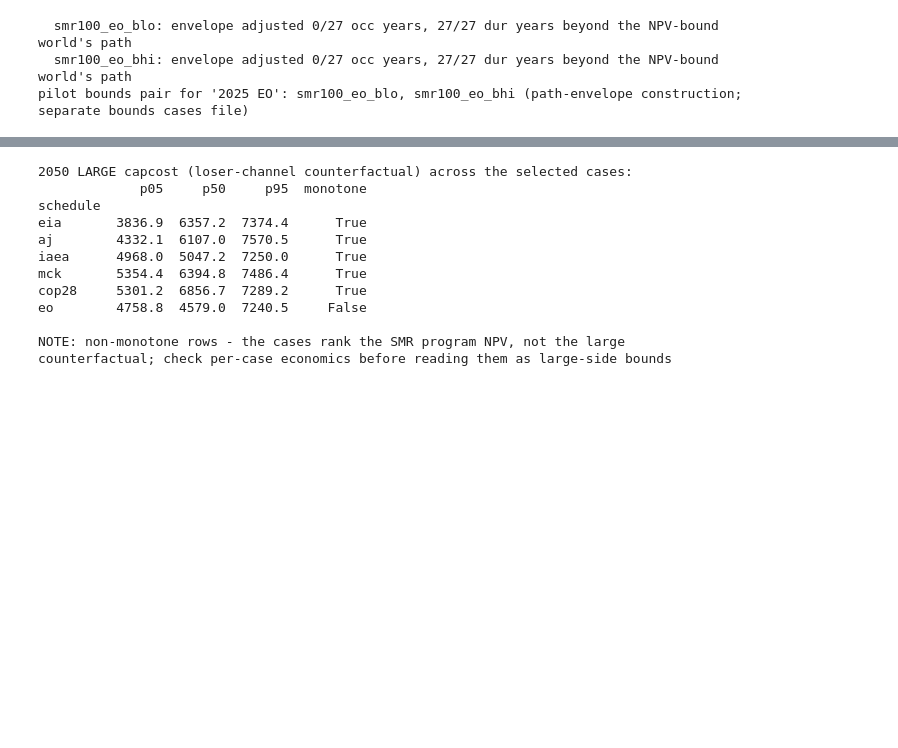
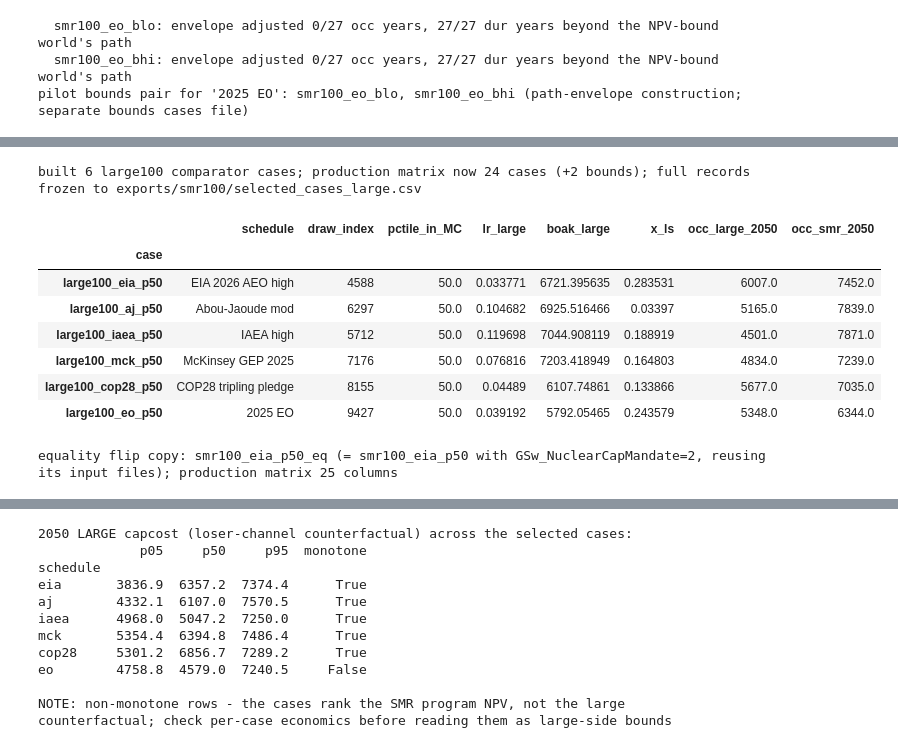
Before and after one commit to Ethan-s-PhD/ReEDS-nuclear-learning, a Jupyter notebook: z-ethan/mc/smr100_case_export.ipynb, the cells around one changed output, grey strips where cells are left out. Saved outputs shown, nothing was run; the diff lists cells and outputs as text; code cells hidden in the pictures; blank space fills up the shorter version.

Commit message:
new cases and updated trajectories to percentiles.

```diff
--- a/z-ethan/mc/smr100_case_export.ipynb
+++ b/z-ethan/mc/smr100_case_export.ipynb
@@ -213,10 +229,11 @@ for r in REGIONS:
         m_a[gi] = np.cumsum(flow) / UNIT_FOREIGN_GW
     REGION_STOCK[r] = m_a
 
-# US gross GW added per year under each schedule (post-anchor), and the SMR unit counts
-# for the 100%-SMR program. ZEROS_T is the large-reactor (international-only) channel.
+# US gross GW added per year under each schedule (post-anchor), and the program unit
+# counts under 100%-SMR (N_US_SMR) and 100%-large (N_US_LARGE, the large100 comparators)
+# builds. ZEROS_T is the loser tech's (international-only) channel in either direction.
 US_RET = retirement_flow_gw("US", US_LICENSE_LIFE)
-GW_ADD, N_US_SMR = {}, {}
+GW_ADD, N_US_SMR, N_US_LARGE = {}, {}, {}
 for name in SCHED_ORDER:
     cap = US_SCHEDULES[name] - OFFSET_GW
     dnet = np.diff(cap, prepend=cap[0])
@@ -224,6 +241,7 @@ for name in SCHED_ORDER:
     flow[YEARS <= ANCHOR] = 0.0
     GW_ADD[name] = flow
     N_US_SMR[name] = np.cumsum(flow) / TECH["smr"]["unit_gw"]
+    N_US_LARGE[name] = np.cumsum(flow) / TECH["large"]["unit_gw"]
 ZEROS_T = np.zeros(T)
 
 print(f"PRIS fleet loaded: {len(FLEET)} operational, {len(UC_UNITS)} under construction")
@@ -1465,3 +1583,57 @@ pilot bounds pair for '2025 EO': smr100_eo_blo, smr100_eo_bhi (path-envelope con
+# %%
+# --- The 6 exported large100 case records + registration ---
+CASES_LARGE = {}
+for sched in SCHED_ORDER:
+    tok = SCEN_TOKEN[sched]
+    case = f"large100_{SHORT[tok]}_p50"
+    idx = SELECTED_LARGE[sched]["idx"]
+    w1 = WORLDS[sched].iloc[[idx]].reset_index(drop=True)
+    CASES_LARGE[case] = build_case_rec(case, sched, "p50", w1, SELECTED_LARGE[sched]["score"],
+                                       {"draw_index": idx}, program="large",
+                                       score_dist=mc_score_large[sched])
+
+selected_cases_large = pd.DataFrame({c: {k: v for k, v in rec.items()
+                                         if not isinstance(v, np.ndarray)}
+                                     for c, rec in CASES_LARGE.items()}).T.set_index("case")
+selected_cases_large.to_csv(EXPORTS / "selected_cases_large.csv")
+
+# Everything downstream (Exports 1-3, QA-4's anchor loop, QA-5's round-trips) now covers
+# the comparators too: the production matrix is PROD_CASES; ALL_CASES adds the bounds pair.
+PROD_CASES = {**CASES, **CASES_LARGE}
+ALL_CASES = {**PROD_CASES, **BOUNDS_PAIR}
+print(f"built {len(CASES_LARGE)} large100 comparator cases; production matrix now "
+      f"{len(PROD_CASES)} cases (+{len(BOUNDS_PAIR)} bounds); full records frozen to "
+      "exports/smr100/selected_cases_large.csv")
+selected_cases_large[["schedule", "draw_index", "pctile_in_MC", "lr_large", "boak_large",
+                      "x_ls", "occ_large_2050", "occ_smr_2050"]]
+# %% [output]
+built 6 large100 comparator cases; production matrix now 24 cases (+2 bounds); full records frozen to exports/smr100/selected_cases_large.csv
+|  | schedule | draw_index | pctile_in_MC | lr_large | boak_large | x_ls | occ_large_2050 | occ_smr_2050 |
+| case |  |  |  |  |  |  |  |  |
+| large100_eia_p50 | EIA 2026 AEO high | 4588 | 50.0 | 0.033771 | 6721.395635 | 0.283531 | 6007.0 | 7452.0 |
+| large100_aj_p50 | Abou-Jaoude mod | 6297 | 50.0 | 0.104682 | 6925.516466 | 0.03397 | 5165.0 | 7839.0 |
+| large100_iaea_p50 | IAEA high | 5712 | 50.0 | 0.119698 | 7044.908119 | 0.188919 | 4501.0 | 7871.0 |
+| large100_mck_p50 | McKinsey GEP 2025 | 7176 | 50.0 | 0.076816 | 7203.418949 | 0.164803 | 4834.0 | 7239.0 |
+| large100_cop28_p50 | COP28 tripling pledge | 8155 | 50.0 | 0.04489 | 6107.74861 | 0.133866 | 5677.0 | 7035.0 |
+| large100_eo_p50 | 2025 EO | 9427 | 50.0 | 0.039192 | 5792.05465 | 0.243579 | 5348.0 | 6344.0 |
+# %%
+# --- Equality flip copy (issue 6 confirmation, adopted 2026-08-10): the EIA mid case
+# re-run with the mandate as an EQUALITY (GSw_NuclearCapMandate=2: floor + ceiling, so
+# deployment CONFORMS to the schedule) instead of a floor. It shares smr100_eia_p50's
+# drawn world and EVERY input file (the file_case pointer below -- no new exports), so
+# the only switch differing from its source column is the constraint form (QA-8). A
+# shakedown instrument for errors or unforeseen effects, not a headline case.
+FLIP_SRC = "smr100_eia_p50"
+FLIP_CASE = f"{FLIP_SRC}_eq"
+_flip_rec = {k: v for k, v in CASES[FLIP_SRC].items() if not isinstance(v, np.ndarray)}
+_flip_rec.update({"case": FLIP_CASE, "case_type": "p50_eq",
+                  "mandate_mode": "2", "file_case": FLIP_SRC})
+FLIP_COPIES = {FLIP_CASE: _flip_rec}
+MATRIX_CASES = {**PROD_CASES, **FLIP_COPIES}   # 25 columns; ALL_CASES (file writers) unchanged
+print(f"equality flip copy: {FLIP_CASE} (= {FLIP_SRC} with GSw_NuclearCapMandate=2, "
+      f"reusing its input files); production matrix {len(MATRIX_CASES)} columns")
+# %% [output]
+equality flip copy: smr100_eia_p50_eq (= smr100_eia_p50 with GSw_NuclearCapMandate=2, reusing its input files); production matrix 25 columns
 # %% [markdown]
 ## Exports to ReEDS
 
```
Also changed, not shown: parts of 15 cells of this notebook, 56 other files.
